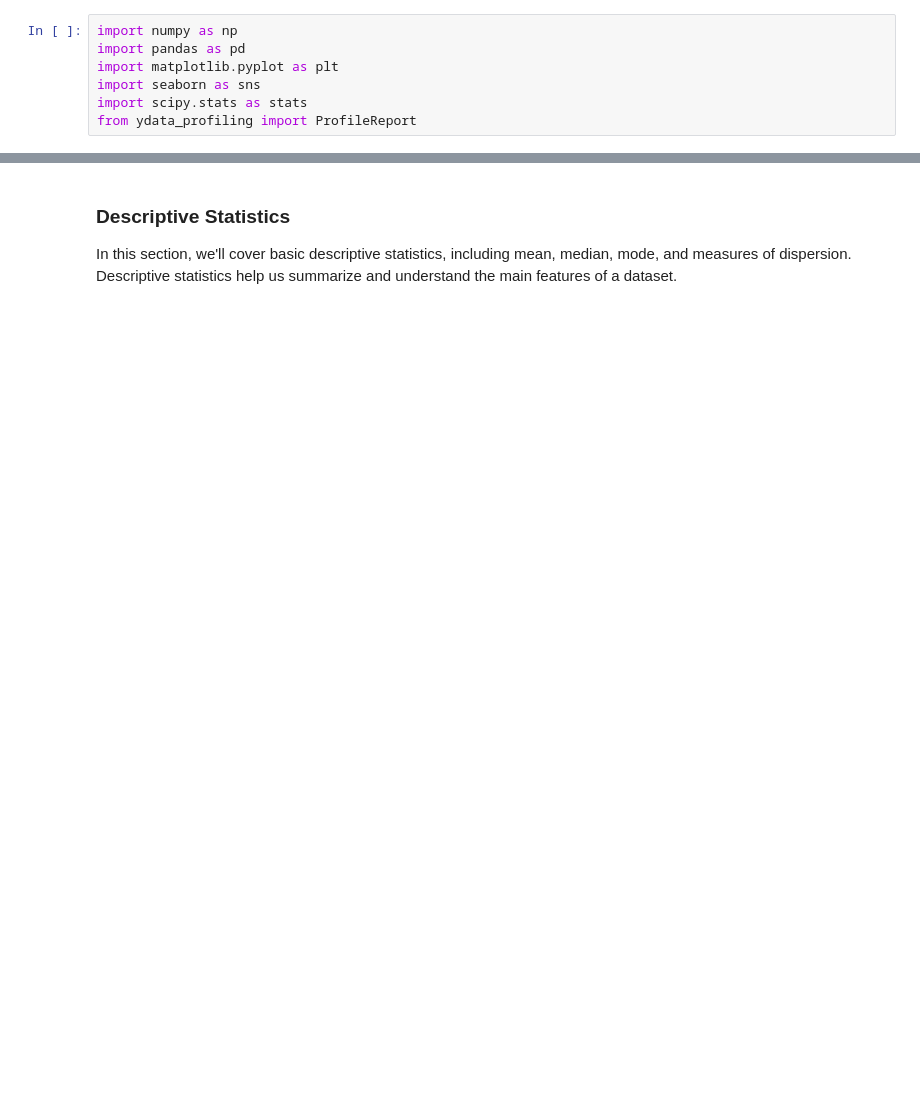
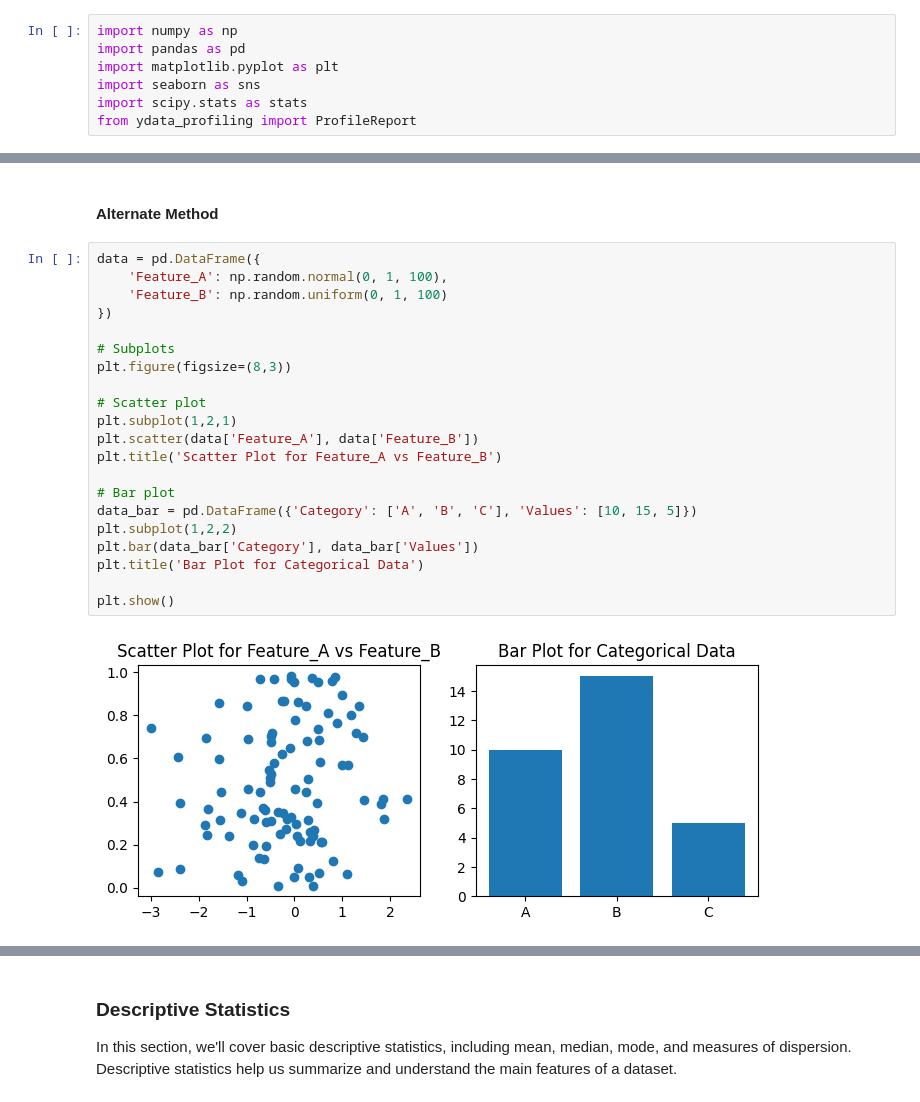
Before and after one commit to gabrielbohnen/intro-to-python, a Jupyter notebook: week4/week4.ipynb, the cells around one changed output, grey strips where cells are left out. Saved outputs shown, nothing was run; the diff lists cells and outputs as text; blank space fills up the shorter version.

```diff
--- a/week4/week4.ipynb
+++ b/week4/week4.ipynb
@@ -68,0 +157,25 @@ from ydata_profiling import ProfileReport
+# %% [markdown]
+#### Alternate Method
+# %%
+data = pd.DataFrame({
+    'Feature_A': np.random.normal(0, 1, 100),
+    'Feature_B': np.random.uniform(0, 1, 100)
+})
+
+# Subplots
+plt.figure(figsize=(8,3))
+
+# Scatter plot
+plt.subplot(1,2,1)
+plt.scatter(data['Feature_A'], data['Feature_B'])
+plt.title('Scatter Plot for Feature_A vs Feature_B')
+
+# Bar plot
+data_bar = pd.DataFrame({'Category': ['A', 'B', 'C'], 'Values': [10, 15, 5]})
+plt.subplot(1,2,2)
+plt.bar(data_bar['Category'], data_bar['Values'])
+plt.title('Bar Plot for Categorical Data')
+
+plt.show()
+# %% [output]
+[figure, added]
```
Also changed, not shown: parts of 48 cells of this notebook, 6 other files.
